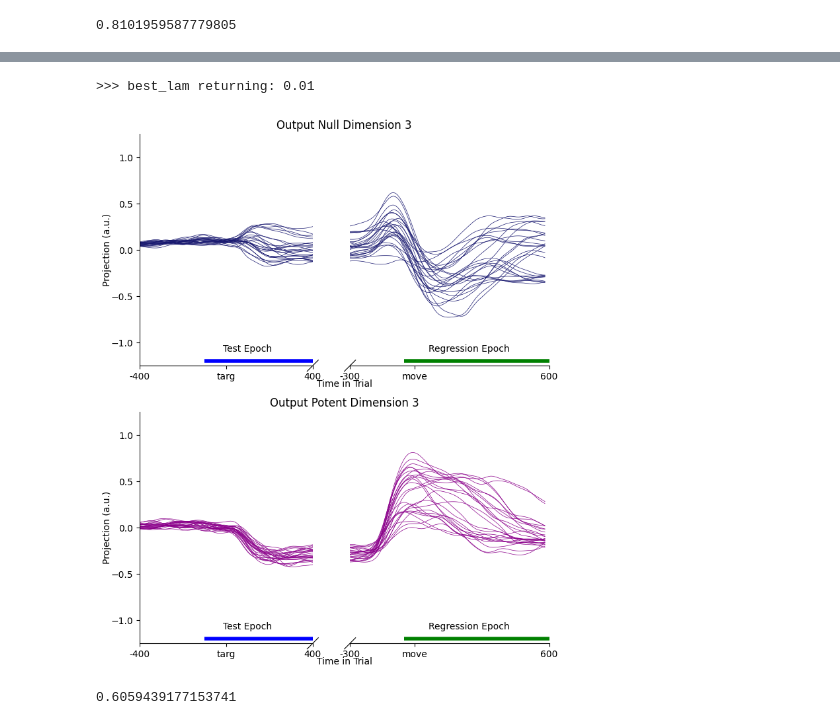
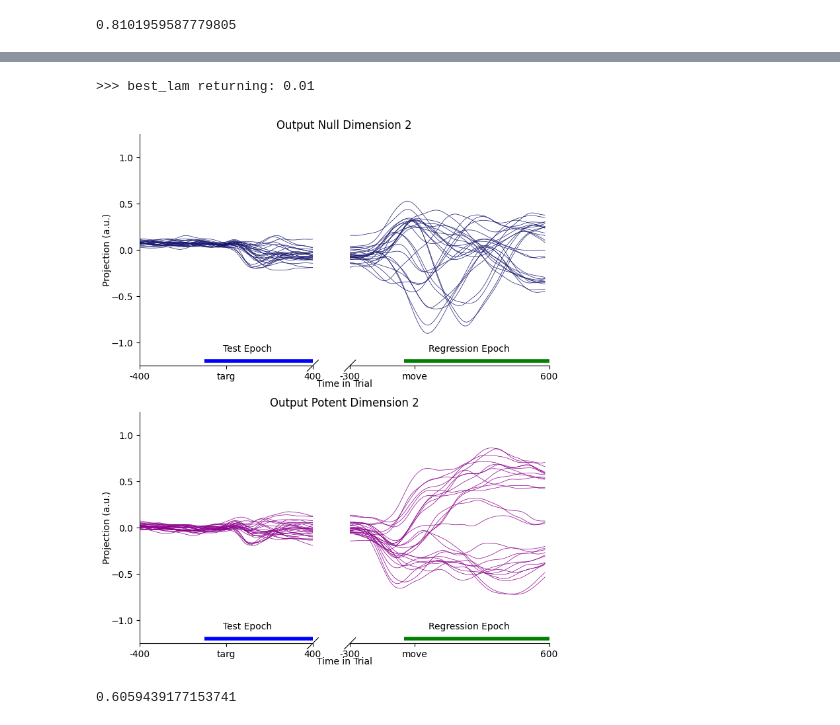
Before and after one commit to kbausen/senior-thesis, a Jupyter notebook: Figure 4.ipynb, the cells around one changed output, grey strips where cells are left out. Cells and saved outputs as stored; diff of their text form; code cells hidden in the pictures.

Commit message:
updated basis in fig_4 plot

```diff
--- a/Figure 4.ipynb
+++ b/Figure 4.ipynb
@@ -92,8 +92,8 @@ _,_,_,_,_,_,_ = pcar.fig_4(N_PMd_tensor, N_M1_tensor, dimensions = 14, plot = Tr
 # %%
-W, mus_test_mat, M_test_hat, R2_total, R2_dim, MSE_all, RMSE_all = pcar.fig_4(J_ntm_tensor, J_mus_tensor, plot = True, basis = 2)
+W, mus_test_mat, M_test_hat, R2_total, R2_dim, MSE_all, RMSE_all = pcar.fig_4(J_ntm_tensor, J_mus_tensor, plot = True, basis = 1)
 # %% [output]
 >>> best_lam returning: 0.01
-[figure, old version]
+[figure, new version]
 # %%
 print(R2_total)
 # %% [output]
```
Also changed, not shown: parts of 3 cells of this notebook, 3 other files.
